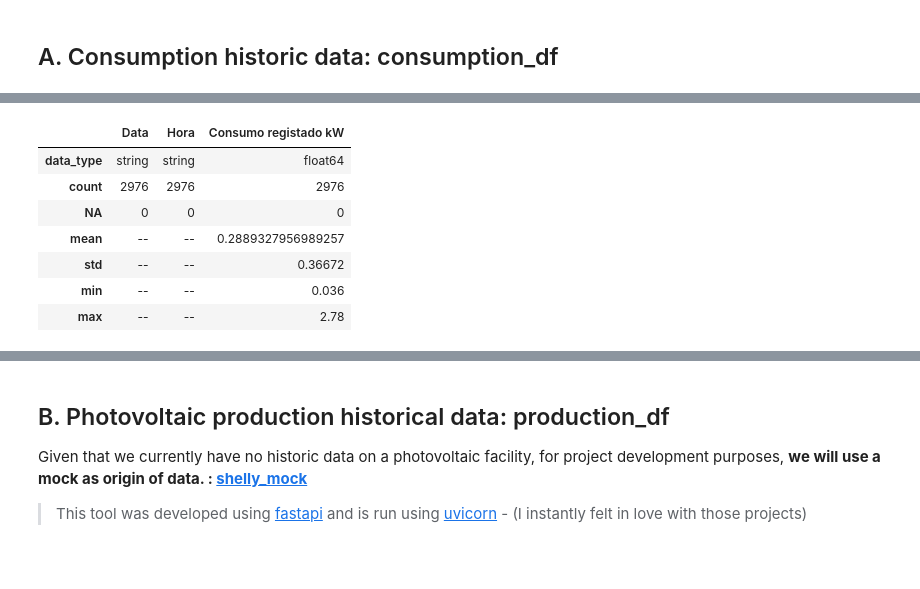
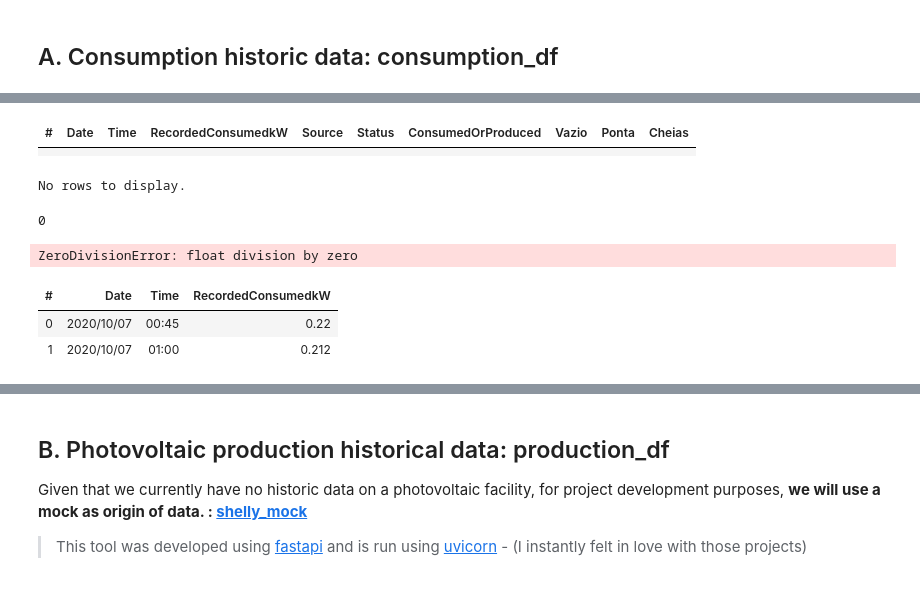
Before and after one commit to hugobertini-ds/photovoltaicperformance, a Jupyter notebook: PhotovoltaicPerformance_v01.ipynb, the cells around one changed output, grey strips where cells are left out. Saved outputs shown, nothing was run; the diff lists cells and outputs as text; code cells hidden in the pictures.

```diff
--- a/PhotovoltaicPerformance_v01.ipynb
+++ b/PhotovoltaicPerformance_v01.ipynb
@@ -458,11 +447,0 @@ df1
-# %%
-df1.describe()
-# %% [output]
-|  | Data | Hora | Consumo registado kW |
-| data_type | string | string | float64 |
-| count | 2976 | 2976 | 2976 |
-| NA | 0 | 0 | 0 |
-| mean | -- | -- | 0.2889327956989257 |
-| std | -- | -- | 0.36672 |
-| min | -- | -- | 0.036 |
-| max | -- | -- | 2.78 |
@@ -468,0 +451,16 @@ df1.describe()
+# %%
+# initialize the dataframe
+vx_df = vaex.from_pandas(pd.DataFrame(columns=["Date", "Time", "RecordedConsumedkW", "Source", "Status", "ConsumedOrProduced", "Vazio", "Ponta", "Cheias"]))
+vx_df
+# %% [output]
+| # | Date | Time | RecordedConsumedkW | Source | Status | ConsumedOrProduced | Vazio | Ponta | Cheias |
+|  |  |  |  |  |  |  |  |  |  |
+No rows to display.
+# %%
+vx_df.shape[0]
+# %% [output]
+0
+# %%
+vx_df.tail()
+# %% [output]
+ZeroDivisionError: float division by zero
@@ -468,0 +472,13 @@ df1.describe()
+# %%
+df1 = vaex.from_pandas(pd.read_excel(data_files[0], skiprows=8))
+# rename columns for analysis convenience
+# from: Data 	Hora 	Consumo registado kW
+#   to: Date 	Time 	RecordedConsumedkW
+df1.rename('Data', 'Date')
+df1.rename('Hora', 'Time')
+df1.rename('Consumo registado kW', 'RecordedConsumedkW')
+df1.tail(2)
+# %% [output]
+| # | Date | Time | RecordedConsumedkW |
+| 0 | 2020/10/07 | 00:45 | 0.22 |
+| 1 | 2020/10/07 | 01:00 | 0.212 |
```
Also changed, not shown: parts of 18 cells of this notebook, 2 other files.
